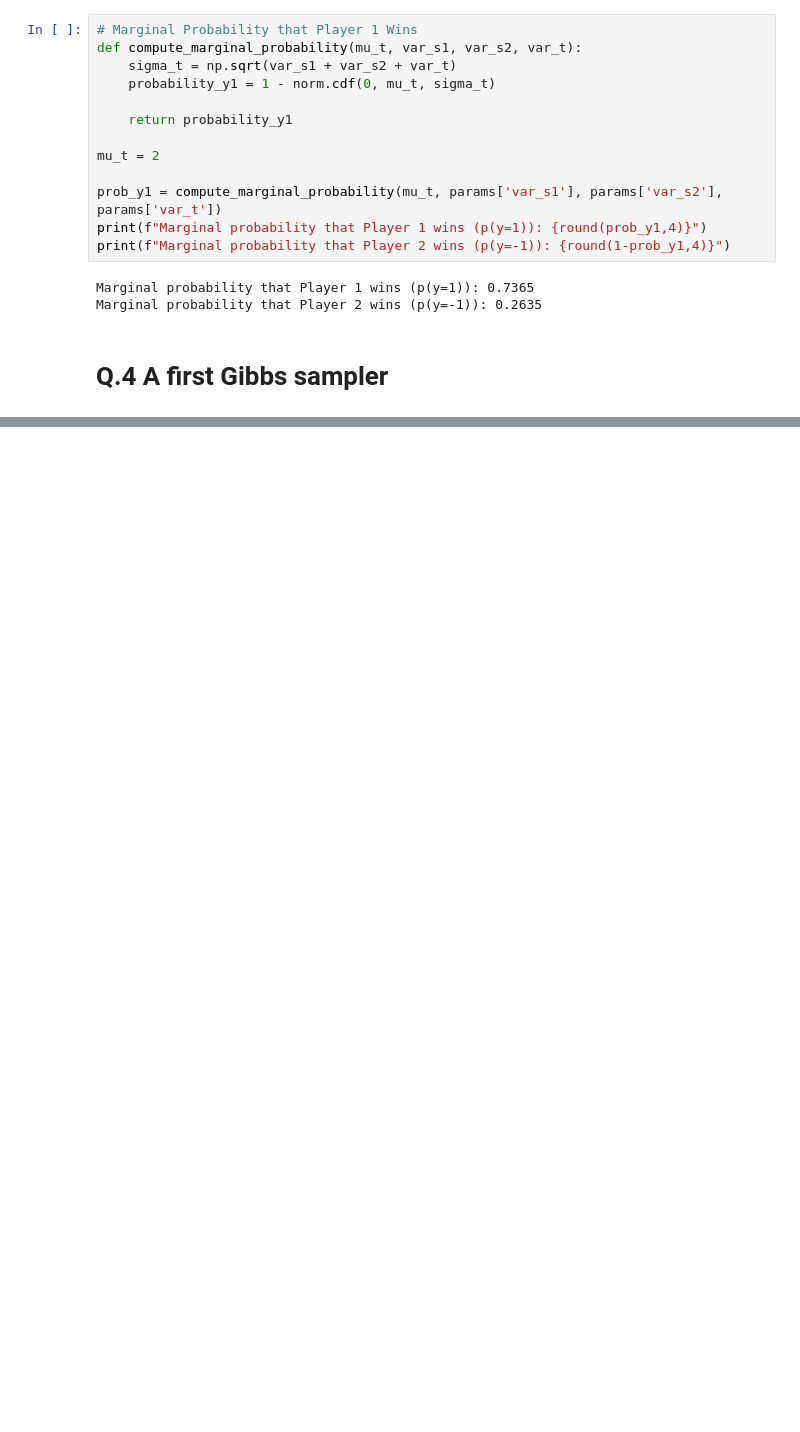
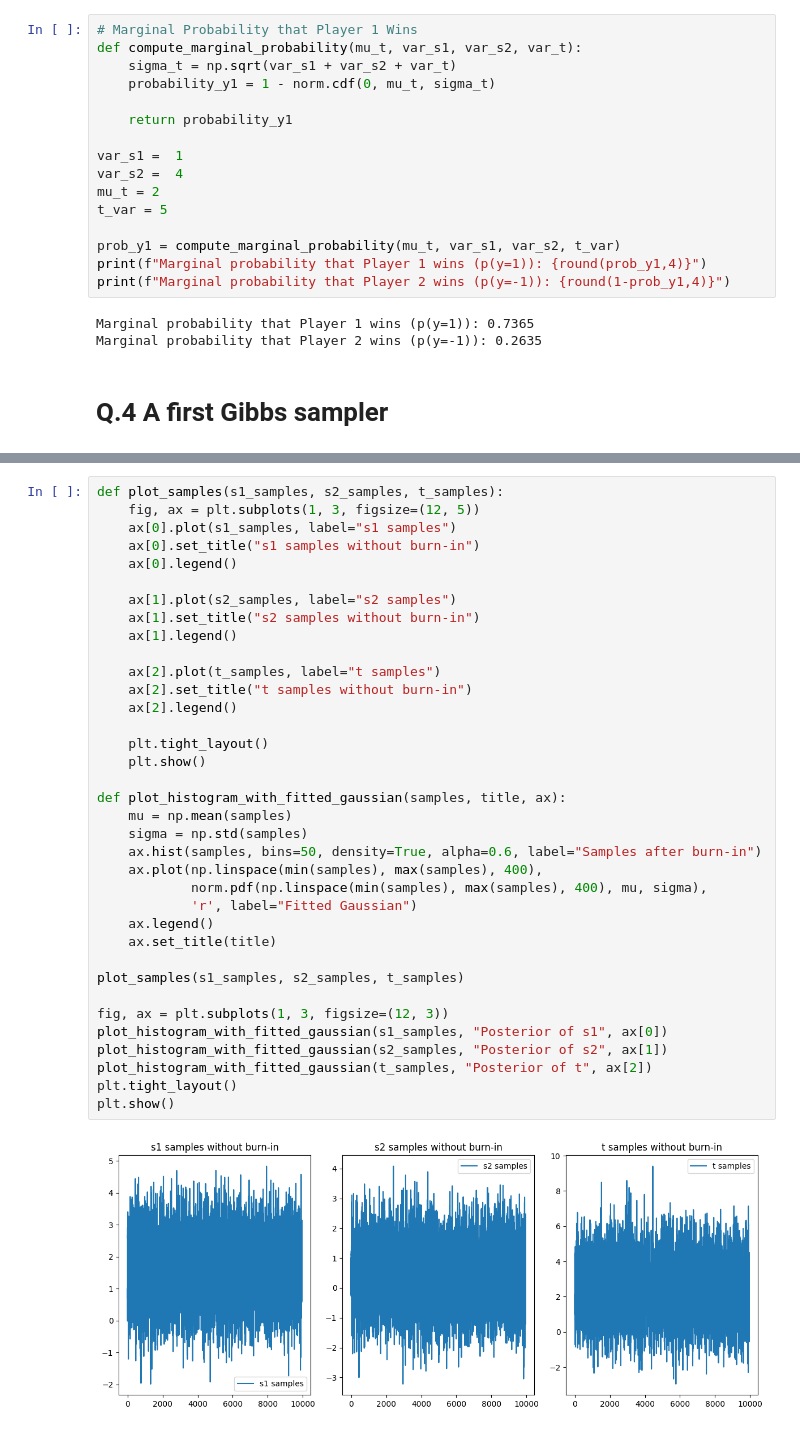
Before and after one commit to ClaudeCarlsson/Bayesian-Skill-Estimation-in-Player-Competitions, a Jupyter notebook: Project.ipynb, the cells around one changed output, grey strips where cells are left out. Saved outputs shown, nothing was run; the diff lists cells and outputs as text; blank space fills up the shorter version.

```diff
--- a/Project.ipynb
+++ b/Project.ipynb
@@ -131,9 +131,12 @@ def compute_marginal_probability(mu_t, var_s1, var_s2, var_t):
 
     return probability_y1
 
+var_s1 =  1
+var_s2 =  4
 mu_t = 2
+t_var = 5
 
-prob_y1 = compute_marginal_probability(mu_t, params['var_s1'], params['var_s2'], params['var_t'])
+prob_y1 = compute_marginal_probability(mu_t, var_s1, var_s2, t_var)
 print(f"Marginal probability that Player 1 wins (p(y=1)): {round(prob_y1,4)}")
 print(f"Marginal probability that Player 2 wins (p(y=-1)): {round(1-prob_y1,4)}")
 # %% [output]
@@ -259,0 +202,38 @@ plt.show()
+# %%
+def plot_samples(s1_samples, s2_samples, t_samples):
+    fig, ax = plt.subplots(1, 3, figsize=(12, 5))
+    ax[0].plot(s1_samples, label="s1 samples")
+    ax[0].set_title("s1 samples without burn-in")
+    ax[0].legend()
+
+    ax[1].plot(s2_samples, label="s2 samples")
+    ax[1].set_title("s2 samples without burn-in")
+    ax[1].legend()
+
+    ax[2].plot(t_samples, label="t samples")
+    ax[2].set_title("t samples without burn-in")
+    ax[2].legend()
+
+    plt.tight_layout()
+    plt.show()
+
+def plot_histogram_with_fitted_gaussian(samples, title, ax):
+    mu = np.mean(samples)
+    sigma = np.std(samples)
+    ax.hist(samples, bins=50, density=True, alpha=0.6, label="Samples after burn-in")
+    ax.plot(np.linspace(min(samples), max(samples), 400),
+            norm.pdf(np.linspace(min(samples), max(samples), 400), mu, sigma),
+            'r', label="Fitted Gaussian")
+    ax.legend()
+    ax.set_title(title)
+
+plot_samples(s1_samples, s2_samples, t_samples)
+
+fig, ax = plt.subplots(1, 3, figsize=(12, 3))
+plot_histogram_with_fitted_gaussian(s1_samples, "Posterior of s1", ax[0])
+plot_histogram_with_fitted_gaussian(s2_samples, "Posterior of s2", ax[1])
+plot_histogram_with_fitted_gaussian(t_samples, "Posterior of t", ax[2])
+plt.tight_layout()
+plt.show()
+# %% [output]
+[figure, added]
```
Also changed, not shown: parts of 18 cells of this notebook.
